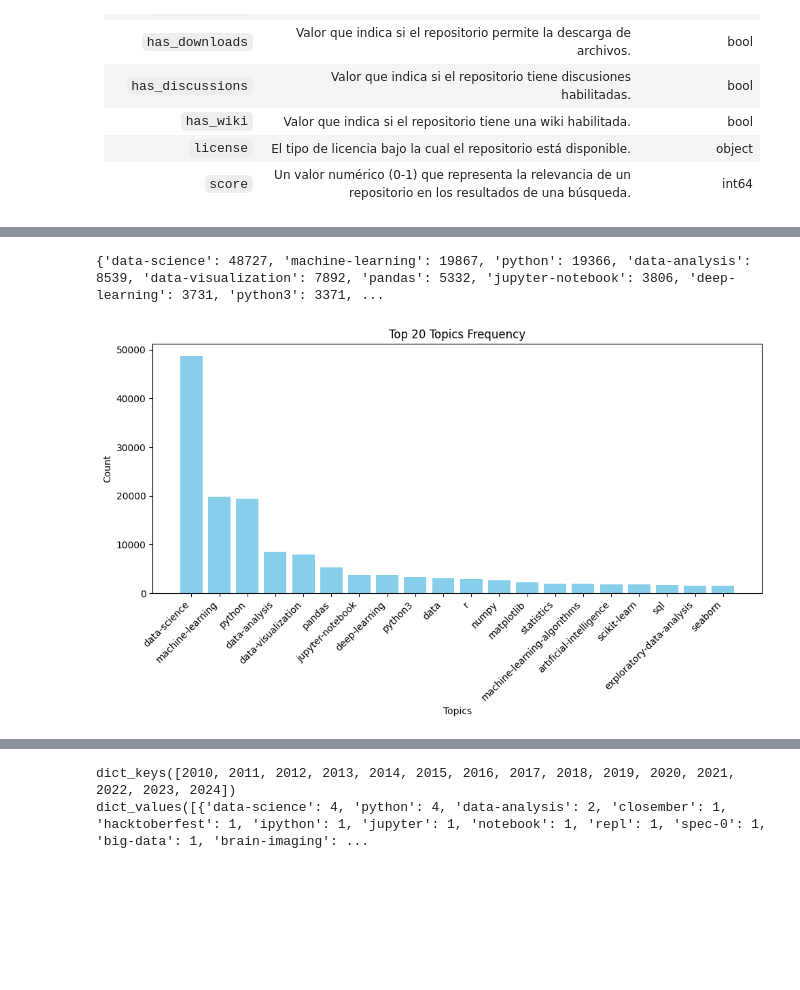
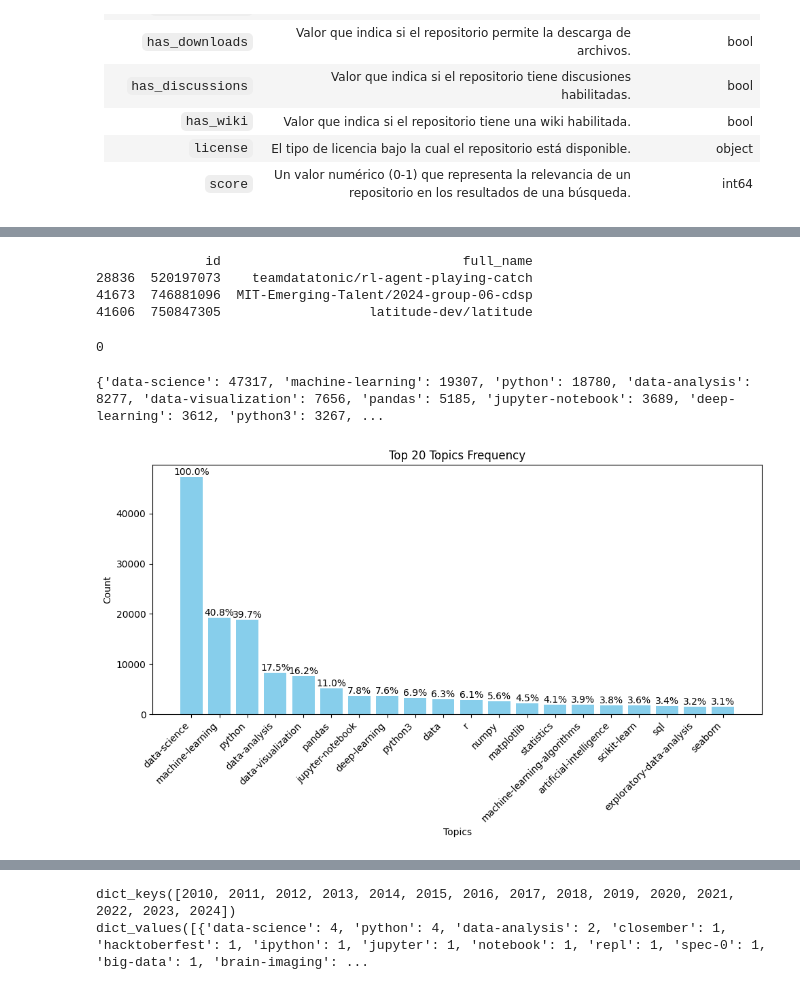
Before and after one commit to neural-insights/EDA_GitHub_Repositories, a Jupyter notebook: main.ipynb, the cells around one changed output, grey strips where cells are left out. Cells and saved outputs as stored; diff of their text form; code cells hidden in the pictures; blank space fills up the shorter version.

Commit message:
First Update main

```diff
--- a/main.ipynb
+++ b/main.ipynb
@@ -70,0 +123,5 @@ memory usage: 5.1+ MB
+# %%
+columnas = [col for col in df.columns if col not in ['owner', 'license', 'topics']]
+duplicados = df[df.duplicated(subset=columnas, keep=False)]
+
+print(len(duplicados))
@@ -70,0 +140,3 @@ memory usage: 5.1+ MB
+# %%
+df_clean = df.copy().drop_duplicates(subset=columnas, keep='first')
+df_clean.info()
@@ -71,8 +172,26 @@ memory usage: 5.1+ MB
+# %%
+empty_topics = df[df['topics'].apply(lambda x: x == [])]
+
+print(empty_topics[['id','full_name']].sample(3))
+# %% [output]
+              id                               full_name
+28836  520197073    teamdatatonic/rl-agent-playing-catch
+41673  746881096  MIT-Emerging-Talent/2024-group-06-cdsp
+41606  750847305                   latitude-dev/latitude
+# %%
+df_clean["topics"] = df_clean.apply(
+    lambda row: manual_dic.get(row["id"], row["topics"]) if row["topics"] == [] else row["topics"],
+    axis=1
+)
+# %%
+df_clean["topics"].apply(lambda x: x == []).sum()
+# %% [output]
+0
 # %%
 # Creando diccionário com cada topic = clave e su conteo = valor, ordenado descendente
 
 all_topics = []
-for topics_list in df['topics']:
+for topics_list in df_clean['topics']:
     all_topics.extend(topics_list)
 
 topic_counts = {}
@@ -86,24 +205,30 @@ sorted_topic_counts = dict(sorted(topic_counts.items(), key=lambda x: x[1], reve
 
 print(sorted_topic_counts)
 # %% [output]
-{'data-science': 48727, 'machine-learning': 19867, 'python': 19366, 'data-analysis': 8539, 'data-visualization': 7892, 'pandas': 5332, 'jupyter-notebook': 3806, 'deep-learning': 3731, 'python3': 3371, ...
+{'data-science': 47317, 'machine-learning': 19307, 'python': 18780, 'data-analysis': 8277, 'data-visualization': 7656, 'pandas': 5185, 'jupyter-notebook': 3689, 'deep-learning': 3612, 'python3': 3267, ...
 # %%
+import matplotlib.pyplot as plt
+
 top_20_topics = dict(list(sorted_topic_counts.items())[:20])
 
-# Plotar o gráfico de barras
+max_count = max(top_20_topics.values())
+
 plt.figure(figsize=(10, 6))
-plt.bar(top_20_topics.keys(), top_20_topics.values(), color='skyblue')
+bars = plt.bar(top_20_topics.keys(), top_20_topics.values(), color='skyblue')
 
-# Adicionar título e rótulos
 plt.title('Top 20 Topics Frequency')
 plt.xlabel('Topics')
 plt.ylabel('Count')
 
-# Rotacionar os rótulos do eixo X para melhor visualização
+for bar in bars:
+    yval = bar.get_height()
+    normalized_percentage = (yval / max_count) * 100
+    plt.text(bar.get_x() + bar.get_width() / 2, yval + 1, f'{normalized_percentage:.1f}%', ha='center', va='bottom')
+
 plt.xticks(rotation=45, ha='right')
 
 # Mostrar o gráfico
-plt.tight_layout()  # Ajusta os elementos do gráfico para não cortarem
+plt.tight_layout()
 plt.show()
 # %% [output]
-[figure, old version]
+[figure, new version]
```
Also changed, not shown: parts of 19 cells of this notebook, 1 other file.
